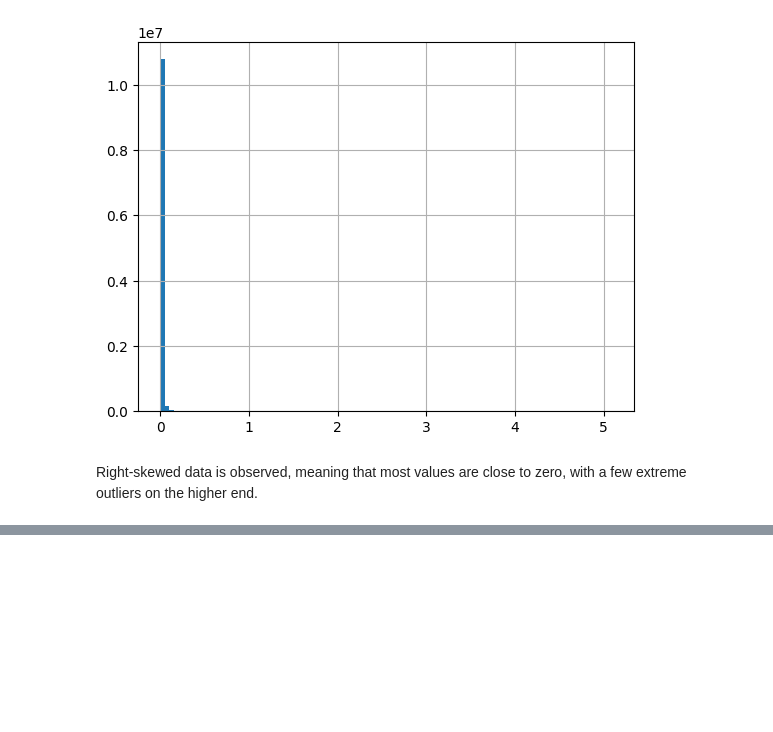
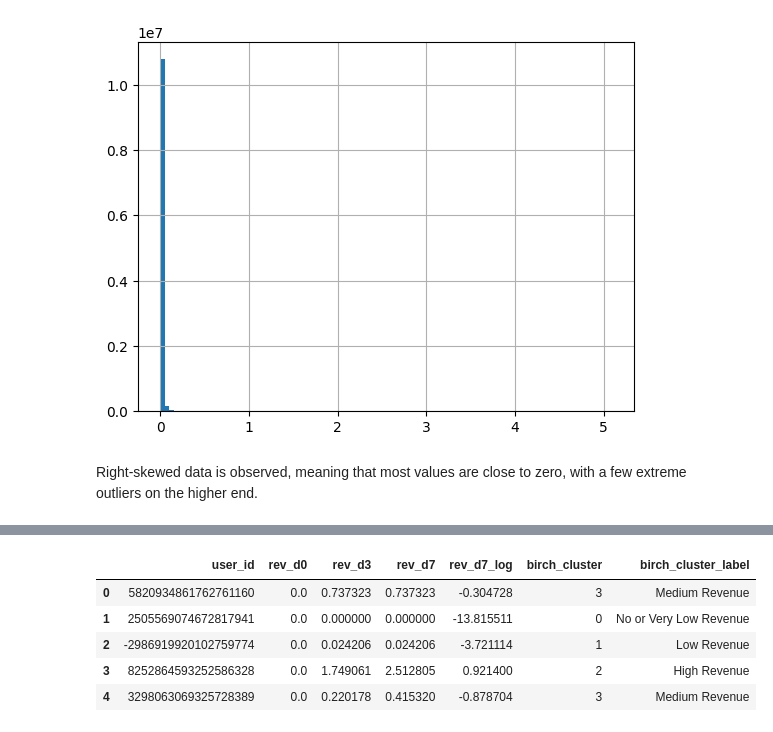
Before and after one commit to ecesuolgunkesici/player-revenue-prediction, a Jupyter notebook: player_revenue_prediction.ipynb, the cells around one changed output, grey strips where cells are left out. Drawn from its saved outputs; the diff is of its cells as text; code cells hidden in the pictures; blank space fills up the shorter version.

```diff
--- a/player_revenue_prediction.ipynb
+++ b/player_revenue_prediction.ipynb
@@ -34,7 +55,7 @@ else:
 # %%
 def preprocess_data(raw_df):
     raw_df['event_datetime'] = pd.to_datetime(raw_df['event_timestamp'], unit='us')
-    raw_df['installed_datetime'] = raw_df['installed_datetime'].dt.tz_localize(None)
+    raw_df['install_date'] = pd.to_datetime(raw_df['installed_datetime'], unit='us')
     raw_df['event_date'] = pd.to_datetime(raw_df['event_date'])
 
 
@@ -48,6 +69,8 @@ def preprocess_data(raw_df):
     df = raw_df.drop(columns=['event_timestamp', 'exp_group'], axis = 1)
     df = df.sort_values('event_datetime')
 
+    user_revenue = calculate_revenue_windows(df)
 
-    return df
+
+    return df, user_revenue
 # %%
@@ -69,8 +92,18 @@ def save_file(output_dir, col, value_counts, title, xlabel, ylabel, color):
     fig.savefig(filename)
     logging.info(f"Plot saved to {filename}\n")
     plt.show()  # Grafik ekranda da gösterilsin
+# %%
+def label_cluster(row):
+    if row['birch_cluster'] == 0:
+        return 'No or Very Low Revenue'
+    elif row['birch_cluster'] == 1:
+        return 'Low Revenue'
+    elif row['birch_cluster'] == 3:
+        return 'Medium Revenue'
+    else:
+        return 'High Revenue'
 # %%
-df = preprocess_data(df)
+df, user_revenue = preprocess_data(df)
 df.head()
 # %% [output]
 |  | event_date | installed_datetime | platform | country | user_id | event_name | is_online | ad_revenue | ... |
@@ -296,0 +332,6 @@ Right-skewed data is observed, meaning that most values are close to zero, with
+# %%
+epsilon = 1e-6
+user_revenue['rev_d7_log'] = np.log(user_revenue['rev_d7'] + epsilon)
+birch = Birch(n_clusters=4)
+user_revenue['birch_cluster'] = birch.fit_predict(user_revenue[['rev_d7_log']])
+user_revenue.head()
@@ -296,0 +354,10 @@ Right-skewed data is observed, meaning that most values are close to zero, with
+# %%
+user_revenue['birch_cluster_label'] = user_revenue.apply(label_cluster, axis=1)
+user_revenue.head()
+# %% [output]
+|  | user_id | rev_d0 | rev_d3 | rev_d7 | rev_d7_log | birch_cluster | birch_cluster_label |
+| 0 | 5820934861762761160 | 0.0 | 0.737323 | 0.737323 | -0.304728 | 3 | Medium Revenue |
+| 1 | 2505569074672817941 | 0.0 | 0.000000 | 0.000000 | -13.815511 | 0 | No or Very Low Revenue |
+| 2 | -2986919920102759774 | 0.0 | 0.024206 | 0.024206 | -3.721114 | 1 | Low Revenue |
+| 3 | 8252864593252586328 | 0.0 | 1.749061 | 2.512805 | 0.921400 | 2 | High Revenue |
+| 4 | 3298063069325728389 | 0.0 | 0.220178 | 0.415320 | -0.878704 | 3 | Medium Revenue |
```
Also changed, not shown: parts of 10 cells of this notebook, 2 other files.
